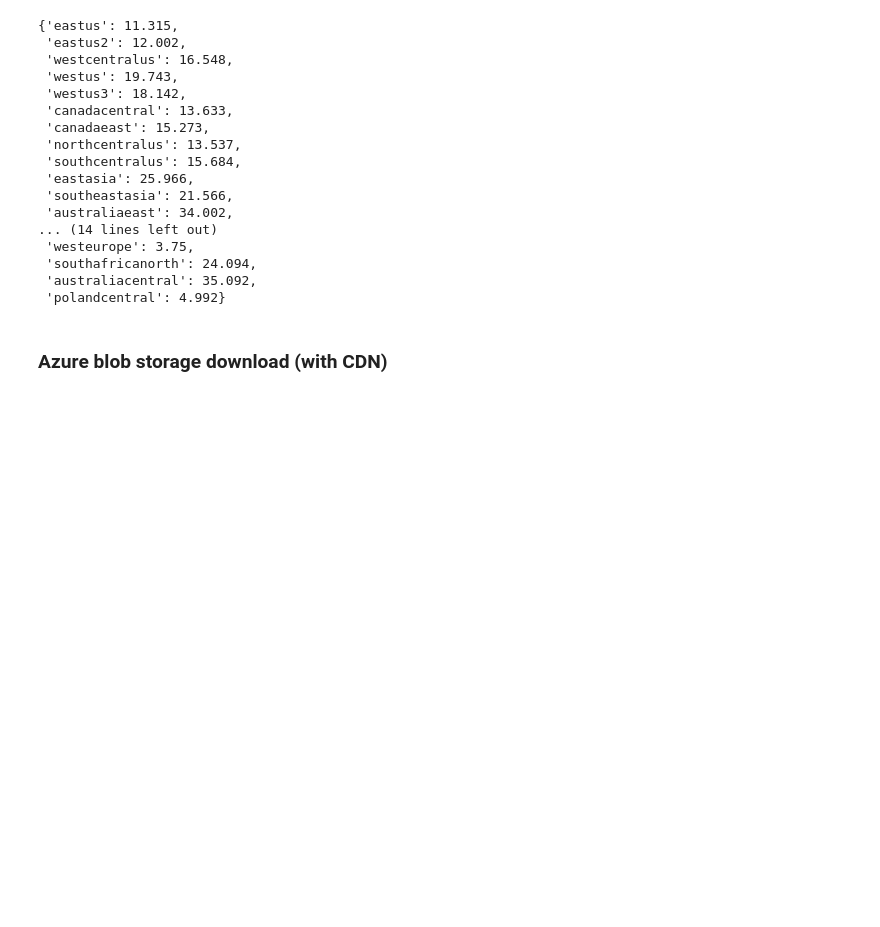
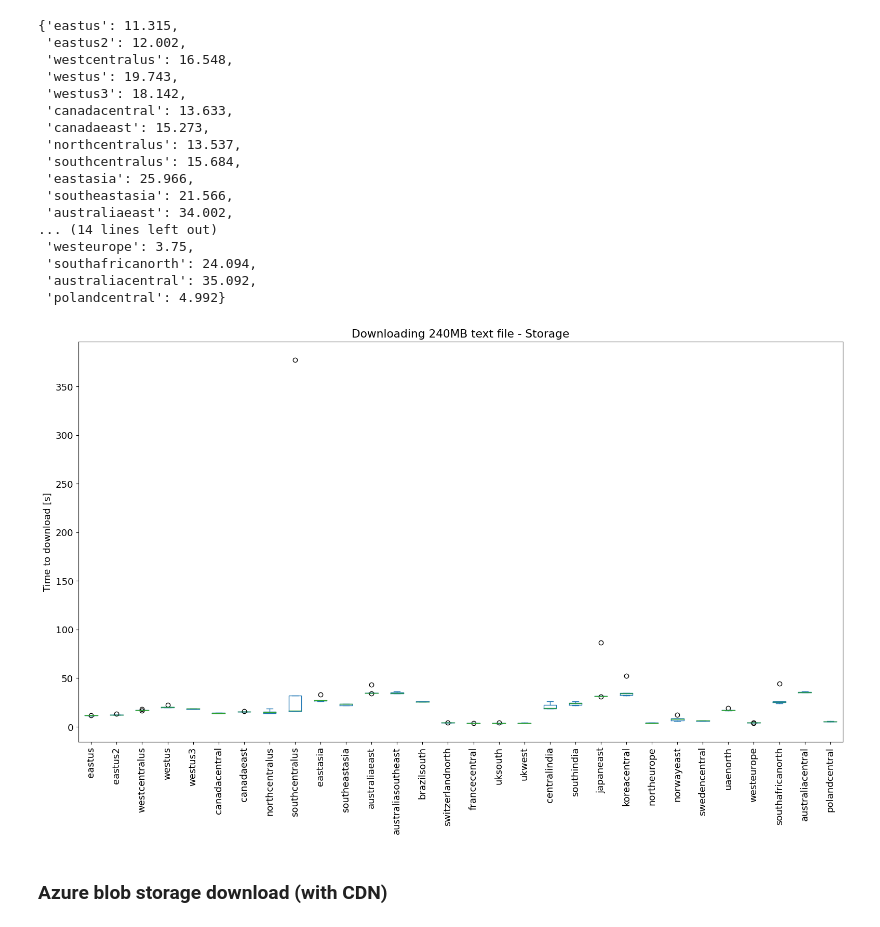
Before and after one commit to piotrkica/Cloud_regions_latency, a Jupyter notebook: src/visualization.ipynb, the cells around one changed output. Cells and saved outputs as stored; diff of their text form; code cells hidden in the pictures; blank space fills up the shorter version.

```diff
--- a/src/visualization.ipynb
+++ b/src/visualization.ipynb
@@ -96,6 +96,11 @@ storage_results_min
  'southafricanorth': 24.094,
  'australiacentral': 35.092,
  'polandcentral': 4.992}
+# %%
+ax = pd.DataFrame(storage_results).plot.box(figsize=(19,10), title="Downloading 240MB text file - Storage", xlabel="Location", ylabel="Time to download [s]");
+ax.set_xticklabels(ax.get_xticklabels(), rotation=90);
+# %% [output]
+[figure, added]
 # %% [markdown]
 ### Azure blob storage download (with CDN)
 # %%
```
Also changed, not shown: parts of 1 cell of this notebook, 1 other file.
